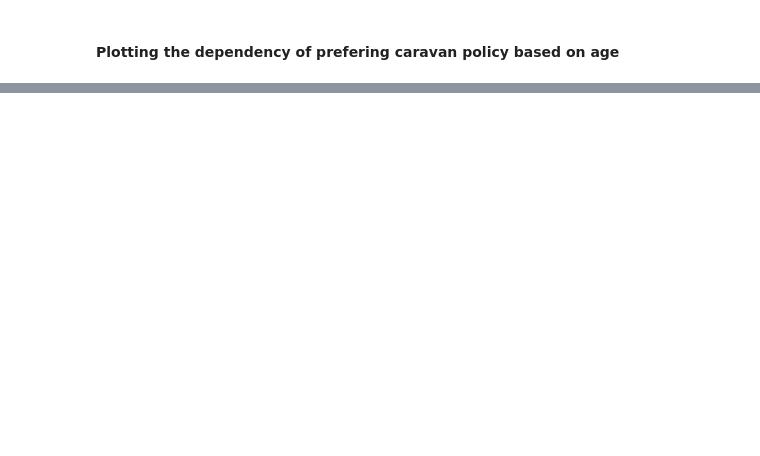
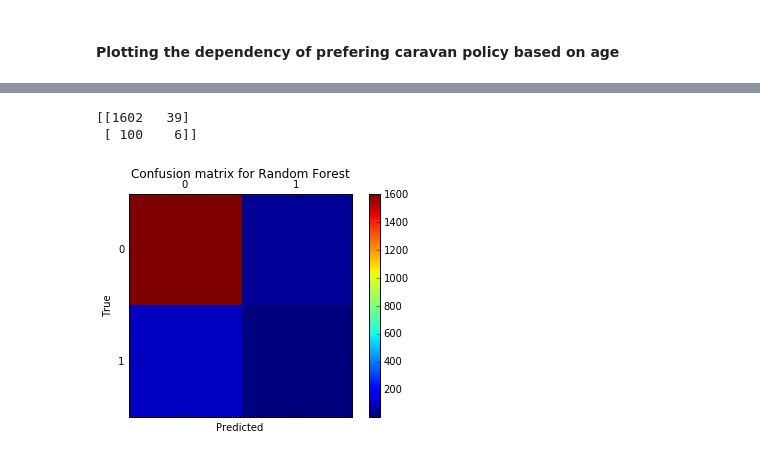
Before and after one commit to kunal-93/Kaggle-Scripts, a Jupyter notebook: Caravan_challenge.ipynb, the cells around one changed output, grey strips where cells are left out. Drawn from its saved outputs; the diff is of its cells as text; code cells hidden in the pictures; blank space fills up the shorter version.

```diff
--- a/Caravan_challenge.ipynb
+++ b/Caravan_challenge.ipynb
@@ -294,0 +366,3 @@ plt.ylabel('Caravan')
+# %%
+cv_data = input_cv.values
+cv_data
@@ -294,0 +377,8 @@ plt.ylabel('Caravan')
+# %%
+# Training data features, skip the last column 'CARAVAN'
+cv_features = cv_data[:, :-1]
+
+# 'caravan' column values
+cv_target = cv_data[:, -1]
+# %%
+cv_predictions = clf.predict(cv_features)
@@ -294,0 +421,35 @@ plt.ylabel('Caravan')
+# %%
+from sklearn.metrics import confusion_matrix
+from sklearn.metrics import precision_score
+from sklearn.metrics import recall_score
+
+def draw_confusion_matrices(confusion_matricies,class_names):
+    class_names = class_names.tolist()
+    for cm in confusion_matrices:
+        classifier, cm = cm[0], cm[1]
+        print(cm)
+
+        fig = plt.figure()
+        ax = fig.add_subplot(111)
+        cax = ax.matshow(cm)
+        plt.title('Confusion matrix for %s' % classifier)
+        fig.colorbar(cax)
+        ax.set_xticklabels([''] + class_names)
+        ax.set_yticklabels([''] + class_names)
+        plt.xlabel('Predicted')
+        plt.ylabel('True')
+        plt.show()
+# %%
+class_names = np.unique(np.array(cv_target))
+confusion_matrices = [
+    #( "Support Vector Machines", confusion_matrix(y,run_cv(X,y,SVC)) ),
+    ( "Random Forest", confusion_matrix(cv_target, cv_predictions)),
+    #( "K-Nearest-Neighbors", confusion_matrix(y,run_cv(X,y,KNN)) ),
+    #( "Gradient Boosting Classifier", confusion_matrix(y,run_cv(X,y,GBC)) ),
+    #( "Logisitic Regression", confusion_matrix(y,run_cv(X,y,LR)) )
+]
+draw_confusion_matrices(confusion_matrices,class_names)
+# %% [output]
+[[1602   39]
+ [ 100    6]]
+[figure, added]
```
Also changed, not shown: parts of 32 cells of this notebook.
